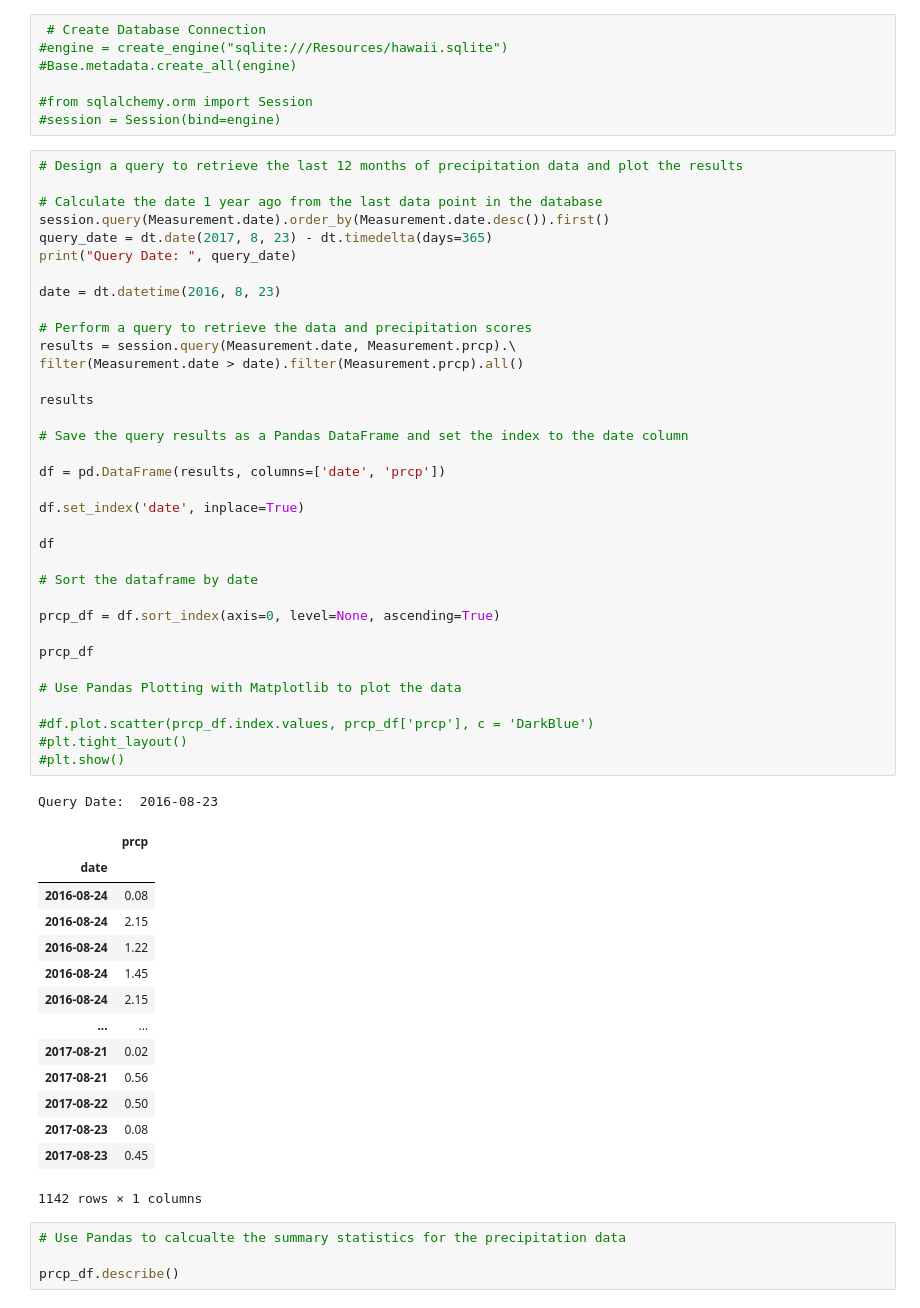
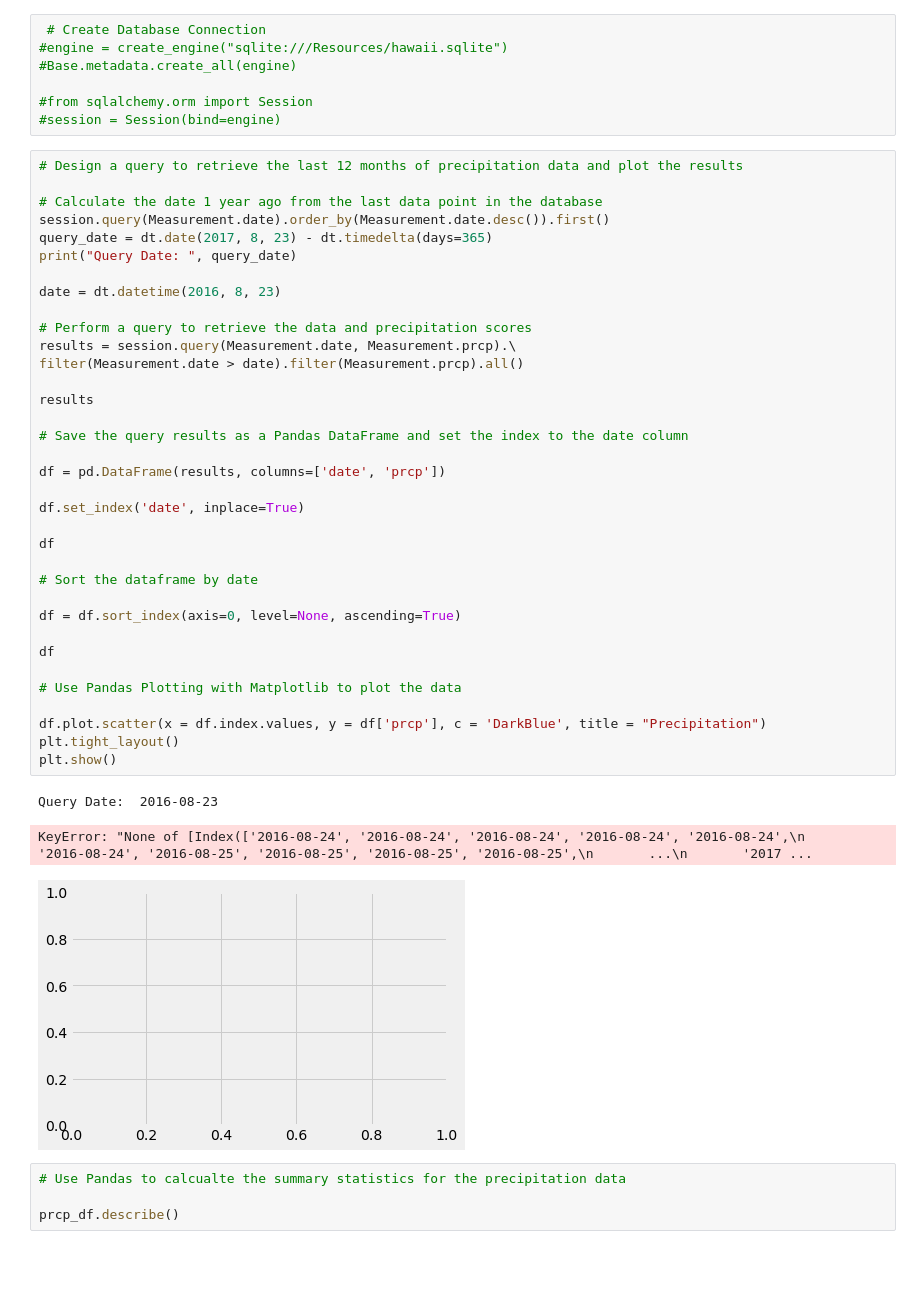
Before and after one commit to DanicaTiegs/sqlalchemy-challenge, a Jupyter notebook: Climate Starter.ipynb, the cells around one changed output. Cells and saved outputs as stored; diff of their text form; blank space fills up the shorter version.

```diff
--- a/Climate Starter.ipynb
+++ b/Climate Starter.ipynb
@@ -102,52 +102,40 @@ from numpy import mean
 
 # Calculate the date 1 year ago from the last data point in the database
 session.query(Measurement.date).order_by(Measurement.date.desc()).first()
 query_date = dt.date(2017, 8, 23) - dt.timedelta(days=365)
 print("Query Date: ", query_date)
 
 date = dt.datetime(2016, 8, 23)
 
 # Perform a query to retrieve the data and precipitation scores
 results = session.query(Measurement.date, Measurement.prcp).\
 filter(Measurement.date > date).filter(Measurement.prcp).all()
 
 results
 
 # Save the query results as a Pandas DataFrame and set the index to the date column
 
 df = pd.DataFrame(results, columns=['date', 'prcp'])
 
 df.set_index('date', inplace=True)
 
 df
 
 # Sort the dataframe by date
 
-prcp_df = df.sort_index(axis=0, level=None, ascending=True)
+df = df.sort_index(axis=0, level=None, ascending=True)
 
-prcp_df
+df
 
 # Use Pandas Plotting with Matplotlib to plot the data
 
-#df.plot.scatter(prcp_df.index.values, prcp_df['prcp'], c = 'DarkBlue')
-#plt.tight_layout()
-#plt.show()
+df.plot.scatter(x = df.index.values, y = df['prcp'], c = 'DarkBlue', title = "Precipitation")
+plt.tight_layout()
+plt.show()
 # %% [output]
 Query Date:  2016-08-23
-|  | prcp |
-| date |  |
-| 2016-08-24 | 0.08 |
-| 2016-08-24 | 2.15 |
-| 2016-08-24 | 1.22 |
-| 2016-08-24 | 1.45 |
-| 2016-08-24 | 2.15 |
-| ... | ... |
-| 2017-08-21 | 0.02 |
-| 2017-08-21 | 0.56 |
-| 2017-08-22 | 0.50 |
-| 2017-08-23 | 0.08 |
-| 2017-08-23 | 0.45 |
-1142 rows × 1 columns
+KeyError: "None of [Index(['2016-08-24', '2016-08-24', '2016-08-24', '2016-08-24', '2016-08-24',\n       '2016-08-24', '2016-08-25', '2016-08-25', '2016-08-25', '2016-08-25',\n       ...\n       '2017 ...
+[figure, added]
 # %%
 # Use Pandas to calcualte the summary statistics for the precipitation data
 
```
Also changed, not shown: parts of 3 cells of this notebook.
